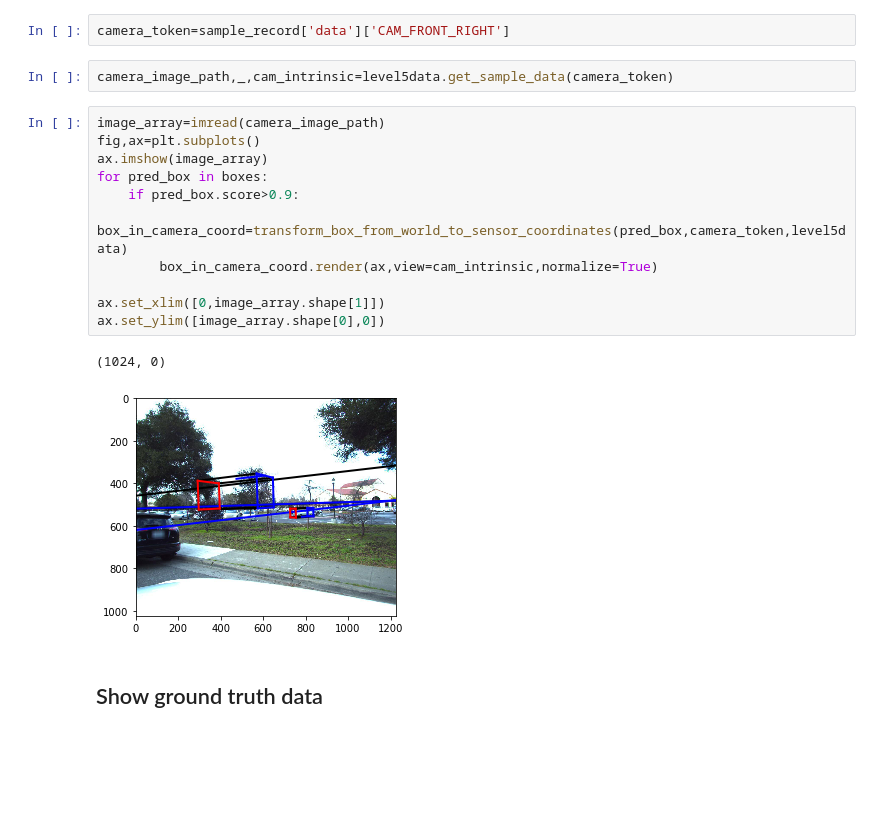
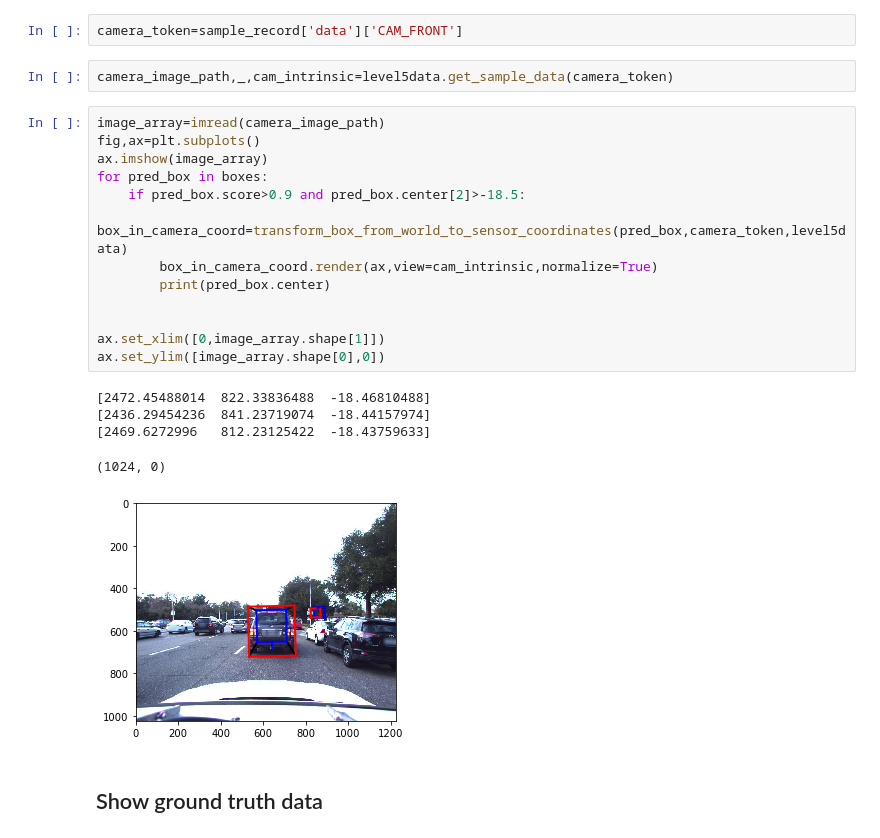
Before and after one commit to kanhua/lyft-3d-main, a Jupyter notebook: Check train-val data detection.ipynb, the cells around one changed output. Saved outputs shown, nothing was run; the diff lists cells and outputs as text; blank space fills up the shorter version.

Commit message:
test: test point cloud visualization of v2 data

```diff
--- a/Check train-val data detection.ipynb
+++ b/Check train-val data detection.ipynb
@@ -58,23 +58,28 @@ for pred_box in boxes:
 # %% [output]
 [figure]
 # %%
-camera_token=sample_record['data']['CAM_FRONT_RIGHT']
+camera_token=sample_record['data']['CAM_FRONT']
 # %%
 camera_image_path,_,cam_intrinsic=level5data.get_sample_data(camera_token)
 # %%
 image_array=imread(camera_image_path)
 fig,ax=plt.subplots()
 ax.imshow(image_array)
 for pred_box in boxes:
-    if pred_box.score>0.9:
+    if pred_box.score>0.9 and pred_box.center[2]>-18.5:
         box_in_camera_coord=transform_box_from_world_to_sensor_coordinates(pred_box,camera_token,level5data)
         box_in_camera_coord.render(ax,view=cam_intrinsic,normalize=True)
+        print(pred_box.center)
+
 
 ax.set_xlim([0,image_array.shape[1]])
 ax.set_ylim([image_array.shape[0],0])
 # %% [output]
-(1024, 0)
+[2472.45488014  822.33836488  -18.46810488]
+[2436.29454236  841.23719074  -18.44157974]
+[2469.6272996   812.23125422  -18.43759633]
+(1024, 0)
-[figure, old version]
+[figure, new version]
 # %% [markdown]
 ## Show ground truth data
 # %%
```
Also changed, not shown: 6 other files.
